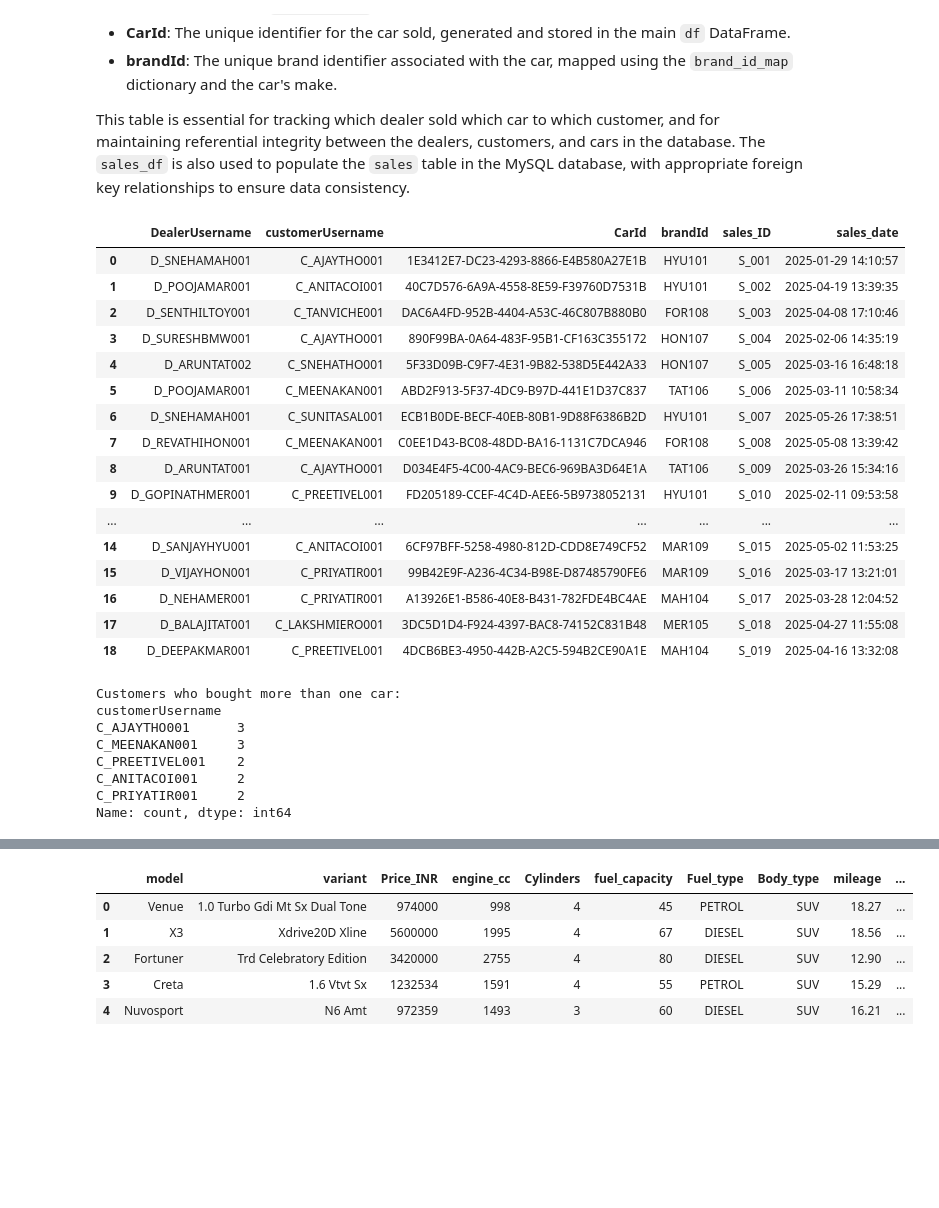
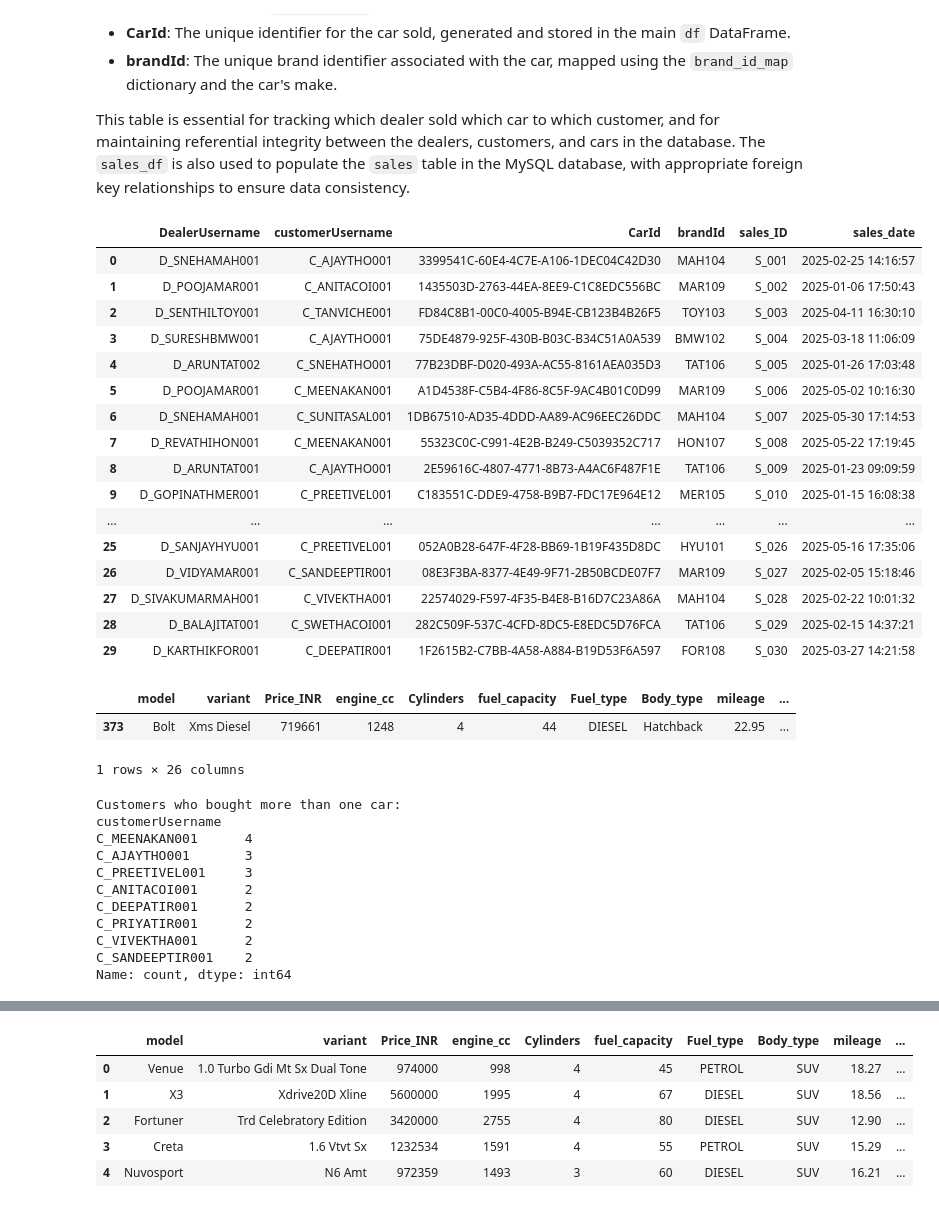
Before and after one commit to Hyperstrom/Velocity-Vehicles_DB, a Jupyter notebook: MakeDBTables.ipynb, the cells around one changed output, grey strips where cells are left out. Cells and saved outputs as stored; diff of their text form; code cells hidden in the pictures; blank space fills up the shorter version.

Commit message:
fixed the sales car bug

```diff
--- a/MakeDBTables.ipynb
+++ b/MakeDBTables.ipynb
@@ -560,65 +560,79 @@ The `sales_df` DataFrame represents the sales transactions between car dealers a
 
 This table is essential for tracking which dealer sold which car to which customer, and for maintaining referential integrity between the dealers, customers, and cars in the database. The `sales_df` is also used to populate the `sales` table in the MySQL database, with appropriate foreign key relationships to ensure data consistency.
 # %%
-import pandas as pd
-import numpy as np
+num_sales = 30
 
-# Create a sample sales table with columns: DealerUsername, customerUsername, CarId, brandId
+# For each sale, randomly pick a DealerUsername, then pick a CarId from df that matches that DealerUsername
+dealer_usernames = dealers_df['userName'].dropna().sample(num_sales, replace=True, random_state=1).values
+customer_usernames = customers_df['userName'].sample(num_sales, replace=True, random_state=2).values
 
-num_sales = 19
+car_ids = []
+for dealer in dealer_usernames:
+    # Get all Car_id for this dealer from df
+    car_ids_for_dealer = df[df['DealerUsername'] == dealer]['Car_id'].values
+    # If dealer has cars, pick one at random, else np.nan
+    if len(car_ids_for_dealer) > 0:
+        car_ids.append(np.random.choice(car_ids_for_dealer))
+    else:
+        car_ids.append(np.nan)
 
-# Sample 19 sales records
 sales_df = pd.DataFrame({
-    'DealerUsername': dealers_df['userName'].dropna().sample(num_sales, replace=True, random_state=1).values,
-    'customerUsername': customers_df['userName'].sample(num_sales, replace=True, random_state=2).values,
-    'CarId': df['Car_id'].sample(num_sales, replace=True, random_state=3).values,
+    'DealerUsername': dealer_usernames,
+    'customerUsername': customer_usernames,
+    'CarId': car_ids,
 })
 
 # Map CarId to brandId using the df DataFrame
 carid_to_brandid = dict(zip(df['Car_id'], df['Brand_ID']))
 sales_df['brandId'] = sales_df['CarId'].map(carid_to_brandid)
 
 # Add sales number column in the format S_001, S_002, ...
 sales_df['sales_ID'] = ['S_{:03d}'.format(i+1) for i in range(len(sales_df))]
 
 # Add random sales date between Jan 2025 and May 2025
 date_range = pd.date_range(start='2025-01-01', end='2025-05-31', freq='D')
 sales_dates = np.random.choice(date_range, size=num_sales)
 
 # Generate random times between 9:00 and 18:00 (6:00 pm)
 random_hours = np.random.randint(9, 18, size=num_sales)
 random_minutes = np.random.randint(0, 60, size=num_sales)
 random_seconds = np.random.randint(0, 60, size=num_sales)
 
 # Combine date and time
 sales_df['sales_date'] = [
     pd.Timestamp(date) + pd.Timedelta(hours=hour, minutes=minute, seconds=second)
     for date, hour, minute, second in zip(sales_dates, random_hours, random_minutes, random_seconds)
 ]
 
-# Make 2 special columns: mark 2 customers who buy more than one car from 2 different dealers
+# Mark 2 customers who buy more than one car from 2 different dealers (optional, for analysis)
 multi_buyers = sales_df.groupby('customerUsername').filter(lambda x: x['DealerUsername'].nunique() > 1)
 special_customers = multi_buyers['customerUsername'].unique()[:2]  # pick first 2 such customers if available
 
 sales_df
 # %% [output]
 |  | DealerUsername | customerUsername | CarId | brandId | sales_ID | sales_date |
-| 0 | D_SNEHAMAH001 | C_AJAYTHO001 | 1E3412E7-DC23-4293-8866-E4B580A27E1B | HYU101 | S_001 | 2025-01-29 14:10:57 |
-| 1 | D_POOJAMAR001 | C_ANITACOI001 | 40C7D576-6A9A-4558-8E59-F39760D7531B | HYU101 | S_002 | 2025-04-19 13:39:35 |
-| 2 | D_SENTHILTOY001 | C_TANVICHE001 | DAC6A4FD-952B-4404-A53C-46C807B880B0 | FOR108 | S_003 | 2025-04-08 17:10:46 |
-| 3 | D_SURESHBMW001 | C_AJAYTHO001 | 890F99BA-0A64-483F-95B1-CF163C355172 | HON107 | S_004 | 2025-02-06 14:35:19 |
-| 4 | D_ARUNTAT002 | C_SNEHATHO001 | 5F33D09B-C9F7-4E31-9B82-538D5E442A33 | HON107 | S_005 | 2025-03-16 16:48:18 |
-| 5 | D_POOJAMAR001 | C_MEENAKAN001 | ABD2F913-5F37-4DC9-B97D-441E1D37C837 | TAT106 | S_006 | 2025-03-11 10:58:34 |
-| 6 | D_SNEHAMAH001 | C_SUNITASAL001 | ECB1B0DE-BECF-40EB-80B1-9D88F6386B2D | HYU101 | S_007 | 2025-05-26 17:38:51 |
-| 7 | D_REVATHIHON001 | C_MEENAKAN001 | C0EE1D43-BC08-48DD-BA16-1131C7DCA946 | FOR108 | S_008 | 2025-05-08 13:39:42 |
-| 8 | D_ARUNTAT001 | C_AJAYTHO001 | D034E4F5-4C00-4AC9-BEC6-969BA3D64E1A | TAT106 | S_009 | 2025-03-26 15:34:16 |
-| 9 | D_GOPINATHMER001 | C_PREETIVEL001 | FD205189-CCEF-4C4D-AEE6-5B9738052131 | HYU101 | S_010 | 2025-02-11 09:53:58 |
+| 0 | D_SNEHAMAH001 | C_AJAYTHO001 | 3399541C-60E4-4C7E-A106-1DEC04C42D30 | MAH104 | S_001 | 2025-02-25 14:16:57 |
+| 1 | D_POOJAMAR001 | C_ANITACOI001 | 1435503D-2763-44EA-8EE9-C1C8EDC556BC | MAR109 | S_002 | 2025-01-06 17:50:43 |
+| 2 | D_SENTHILTOY001 | C_TANVICHE001 | FD84C8B1-00C0-4005-B94E-CB123B4B26F5 | TOY103 | S_003 | 2025-04-11 16:30:10 |
+| 3 | D_SURESHBMW001 | C_AJAYTHO001 | 75DE4879-925F-430B-B03C-B34C51A0A539 | BMW102 | S_004 | 2025-03-18 11:06:09 |
+| 4 | D_ARUNTAT002 | C_SNEHATHO001 | 77B23DBF-D020-493A-AC55-8161AEA035D3 | TAT106 | S_005 | 2025-01-26 17:03:48 |
+| 5 | D_POOJAMAR001 | C_MEENAKAN001 | A1D4538F-C5B4-4F86-8C5F-9AC4B01C0D99 | MAR109 | S_006 | 2025-05-02 10:16:30 |
+| 6 | D_SNEHAMAH001 | C_SUNITASAL001 | 1DB67510-AD35-4DDD-AA89-AC96EEC26DDC | MAH104 | S_007 | 2025-05-30 17:14:53 |
+| 7 | D_REVATHIHON001 | C_MEENAKAN001 | 55323C0C-C991-4E2B-B249-C5039352C717 | HON107 | S_008 | 2025-05-22 17:19:45 |
+| 8 | D_ARUNTAT001 | C_AJAYTHO001 | 2E59616C-4807-4771-8B73-A4AC6F487F1E | TAT106 | S_009 | 2025-01-23 09:09:59 |
+| 9 | D_GOPINATHMER001 | C_PREETIVEL001 | C183551C-DDE9-4758-B9B7-FDC17E964E12 | MER105 | S_010 | 2025-01-15 16:08:38 |
 | ... | ... | ... | ... | ... | ... | ... |
-| 14 | D_SANJAYHYU001 | C_ANITACOI001 | 6CF97BFF-5258-4980-812D-CDD8E749CF52 | MAR109 | S_015 | 2025-05-02 11:53:25 |
-| 15 | D_VIJAYHON001 | C_PRIYATIR001 | 99B42E9F-A236-4C34-B98E-D87485790FE6 | MAR109 | S_016 | 2025-03-17 13:21:01 |
-| 16 | D_NEHAMER001 | C_PRIYATIR001 | A13926E1-B586-40E8-B431-782FDE4BC4AE | MAH104 | S_017 | 2025-03-28 12:04:52 |
-| 17 | D_BALAJITAT001 | C_LAKSHMIERO001 | 3DC5D1D4-F924-4397-BAC8-74152C831B48 | MER105 | S_018 | 2025-04-27 11:55:08 |
-| 18 | D_DEEPAKMAR001 | C_PREETIVEL001 | 4DCB6BE3-4950-442B-A2C5-594B2CE90A1E | MAH104 | S_019 | 2025-04-16 13:32:08 |
+| 25 | D_SANJAYHYU001 | C_PREETIVEL001 | 052A0B28-647F-4F28-BB69-1B19F435D8DC | HYU101 | S_026 | 2025-05-16 17:35:06 |
+| 26 | D_VIDYAMAR001 | C_SANDEEPTIR001 | 08E3F3BA-8377-4E49-9F71-2B50BCDE07F7 | MAR109 | S_027 | 2025-02-05 15:18:46 |
+| 27 | D_SIVAKUMARMAH001 | C_VIVEKTHA001 | 22574029-F597-4F35-B4E8-B16D7C23A86A | MAH104 | S_028 | 2025-02-22 10:01:32 |
+| 28 | D_BALAJITAT001 | C_SWETHACOI001 | 282C509F-537C-4CFD-8DC5-E8EDC5D76FCA | TAT106 | S_029 | 2025-02-15 14:37:21 |
+| 29 | D_KARTHIKFOR001 | C_DEEPATIR001 | 1F2615B2-C7BB-4A58-A884-B19D53F6A597 | FOR108 | S_030 | 2025-03-27 14:21:58 |
+# %%
+df[df['Car_id'] == '77B23DBF-D020-493A-AC55-8161AEA035D3']
+# %% [output]
+|  | model | variant | Price_INR | engine_cc | Cylinders | fuel_capacity | Fuel_type | Body_type | mileage | ... |
+| 373 | Bolt | Xms Diesel | 719661 | 1248 | 4 | 44 | DIESEL | Hatchback | 22.95 | ... |
+1 rows × 26 columns
 # %%
 # Find customers who bought more than one car
 multi_car_customers = sales_df['customerUsername'].value_counts()
@@ -630,11 +644,14 @@ print(multi_car_customers)
 # %% [output]
 Customers who bought more than one car:
 customerUsername
-C_AJAYTHO001      3
-C_MEENAKAN001     3
-C_PREETIVEL001    2
-C_ANITACOI001     2
-C_PRIYATIR001     2
+C_MEENAKAN001      4
+C_AJAYTHO001       3
+C_PREETIVEL001     3
+C_ANITACOI001      2
+C_DEEPATIR001      2
+C_PRIYATIR001      2
+C_VIVEKTHA001      2
+C_SANDEEPTIR001    2
 Name: count, dtype: int64
 # %%
 # Find customers who have not bought any car
```
Also changed, not shown: parts of 9 cells of this notebook, 8 other files.
